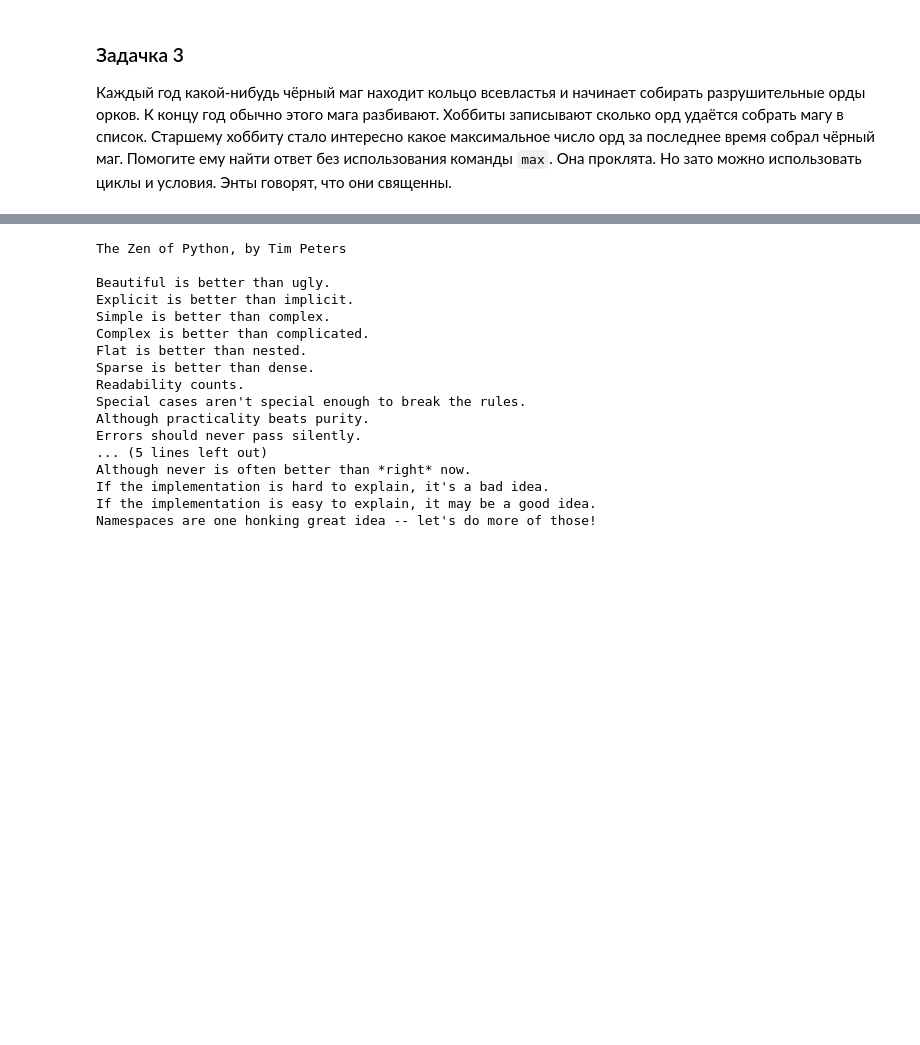
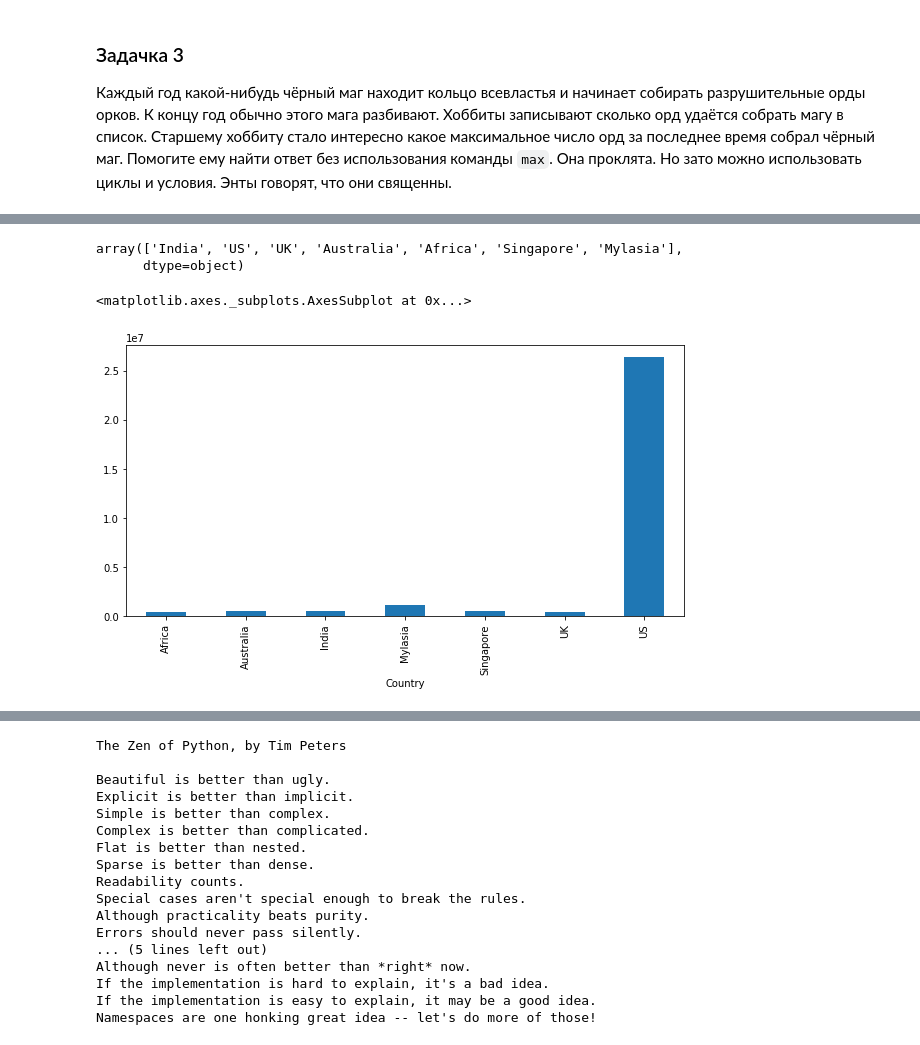
Before and after one commit to star-yar/HSE_Data_Culture, a Jupyter notebook: Intro_to_DS_2019/sem_1&2_introduction/sem2_pandas tutorial.ipynb, the cells around one changed output, grey strips where cells are left out. Saved outputs shown, nothing was run; the diff lists cells and outputs as text; code cells hidden in the pictures; blank space fills up the shorter version.

```diff
--- a/Intro_to_DS_2019/sem_1&2_introduction/sem2_pandas tutorial.ipynb
+++ b/Intro_to_DS_2019/sem_1&2_introduction/sem2_pandas tutorial.ipynb
@@ -52,0 +123,3 @@ orda = [2, 4, 5, 6, 9, 8, 1, 0, 3, 2]
+# %%
+data = pd.read_csv('Pandas - Q1 Sales.csv')
+data.head()
@@ -52,0 +172,5 @@ orda = [2, 4, 5, 6, 9, 8, 1, 0, 3, 2]
+# %%
+data['Country'].unique()
+# %% [output]
+array(['India', 'US', 'UK', 'Australia', 'Africa', 'Singapore', 'Mylasia'],
+      dtype=object)
@@ -53,3 +179,8 @@ orda = [2, 4, 5, 6, 9, 8, 1, 0, 3, 2]
+# %%
+data.groupby('Country').agg('sum')['Total'].plot.bar(figsize=(10,5))
+# %% [output]
+<matplotlib.axes._subplots.AxesSubplot at 0x...>
+[figure, added]
 # %% [markdown]
 ## 2. Библиотека Pandas
 
```
Also changed, not shown: parts of 29 cells of this notebook, 4 other files.
